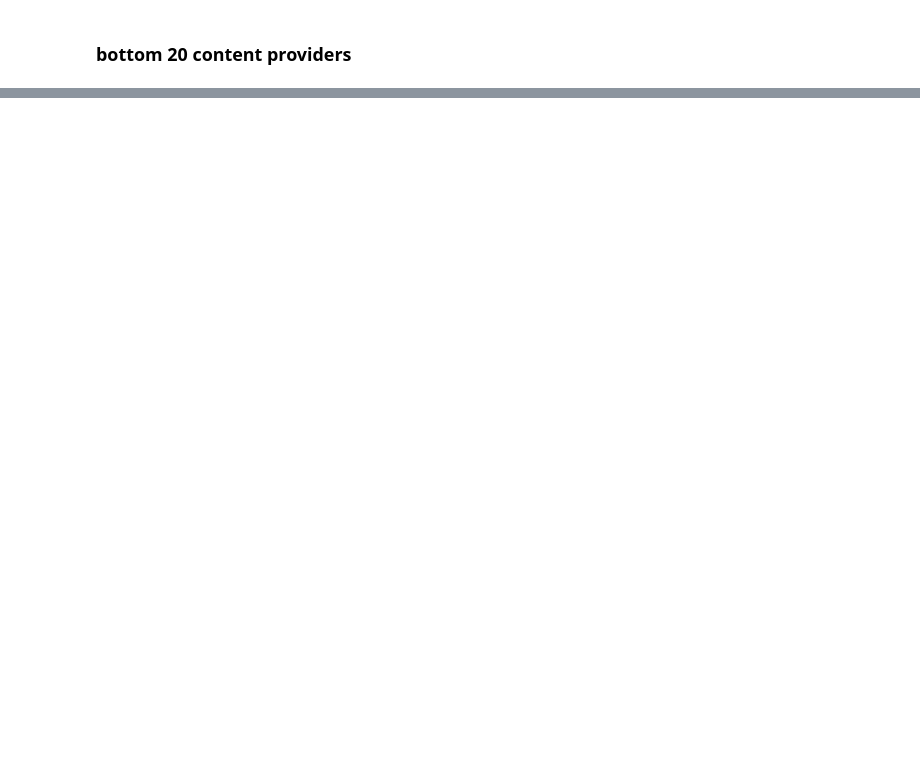
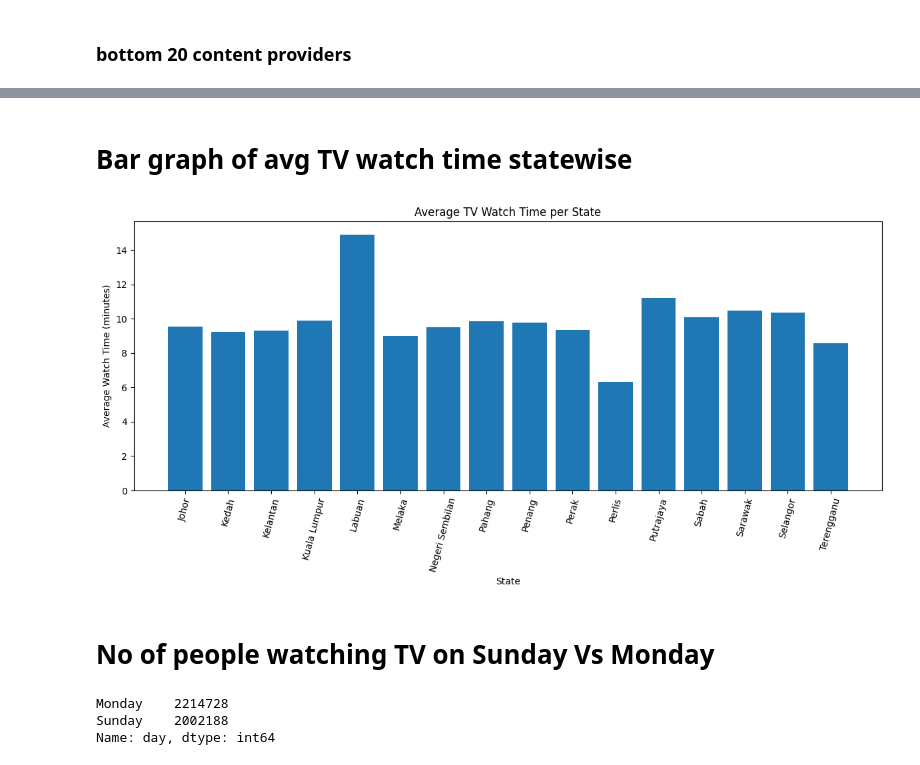
Before and after one commit to shrivatsashetty/Projects, a Jupyter notebook: Synamedia_Project.ipynb, the cells around one changed output, grey strips where cells are left out. Cells and saved outputs as stored; diff of their text form; code cells hidden in the pictures; blank space fills up the shorter version.

```diff
--- a/Synamedia_Project.ipynb
+++ b/Synamedia_Project.ipynb
@@ -275,0 +838,3 @@ nz_duration_df
+# %%
+# Assuming you have a DataFrame named 'df' and you want to convert the 'content' column to lowercase
+nz_duration_df['content'] = nz_duration_df['content'].str.lower()
@@ -275,0 +907,6 @@ nz_duration_df
+# %%
+
+avg_watchtime_per_state_in_min = nz_duration_df.groupby('state')['duration_seconds'].mean() / 60
+
+# Print the average TV watching time for each state in hours
+print(avg_watchtime_per_state_in_min)
@@ -275,0 +932,30 @@ nz_duration_df
+# %% [markdown]
+# Bar graph of avg TV watch time statewise
+# %%
+plt.figure(figsize=(12, 6))  # Adjust the figure size as needed
+plt.bar(avg_watchtime_per_state_in_min.index, avg_watchtime_per_state_in_min)
+
+# Rotate the X-axis labels by 75 degrees
+plt.xticks(rotation=75)
+
+# Add labels and title
+plt.xlabel('State')
+plt.ylabel('Average Watch Time (minutes)')
+plt.title('Average TV Watch Time per State')
+
+# Show the plot
+plt.tight_layout()  # Ensures labels and title are visible
+plt.show()
+# %% [output]
+[figure, added]
+# %% [markdown]
+# No of people watching TV on Sunday Vs Monday
+# %%
+number_of_people_watching_tv_per_day = nz_duration_df['day'].value_counts()
+
+# Print the number of people watching TV on each day of the week
+number_of_people_watching_tv_per_day
+# %% [output]
+Monday    2214728
+Sunday    2002188
+Name: day, dtype: int64
```
Also changed, not shown: parts of 94 cells of this notebook.
